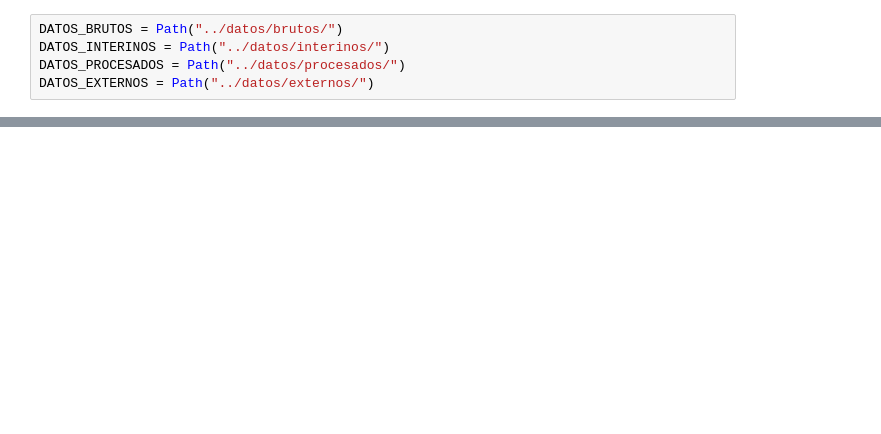
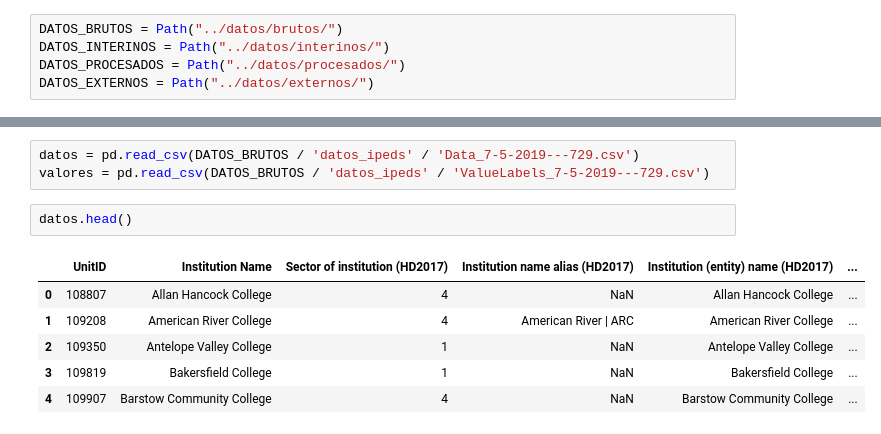
Before and after one commit to chekos/voila-isocronos-heroku, a Jupyter notebook: notebooks/00_DataPrep.ipynb, the cells around one changed output, grey strips where cells are left out. Drawn from its saved outputs; the diff is of its cells as text; blank space fills up the shorter version.

```diff
--- a/notebooks/00_DataPrep.ipynb
+++ b/notebooks/00_DataPrep.ipynb
@@ -39,0 +49,12 @@ data = pd.read_
+# %%
+datos = pd.read_csv(DATOS_BRUTOS / 'datos_ipeds' / 'Data_7-5-2019---729.csv')
+valores = pd.read_csv(DATOS_BRUTOS / 'datos_ipeds' / 'ValueLabels_7-5-2019---729.csv')
+# %%
+datos.head()
+# %% [output]
+|  | UnitID | Institution Name | Sector of institution (HD2017) | Institution name alias (HD2017) | Institution (entity) name (HD2017) | ... |
+| 0 | 108807 | Allan Hancock College | 4 | NaN | Allan Hancock College | ... |
+| 1 | 109208 | American River College | 4 | American River | ARC | American River College | ... |
+| 2 | 109350 | Antelope Valley College | 1 | NaN | Antelope Valley College | ... |
+| 3 | 109819 | Bakersfield College | 1 | NaN | Bakersfield College | ... |
+| 4 | 109907 | Barstow Community College | 4 | NaN | Barstow Community College | ... |
```
Also changed, not shown: parts of 33 cells of this notebook, 5 other files.
